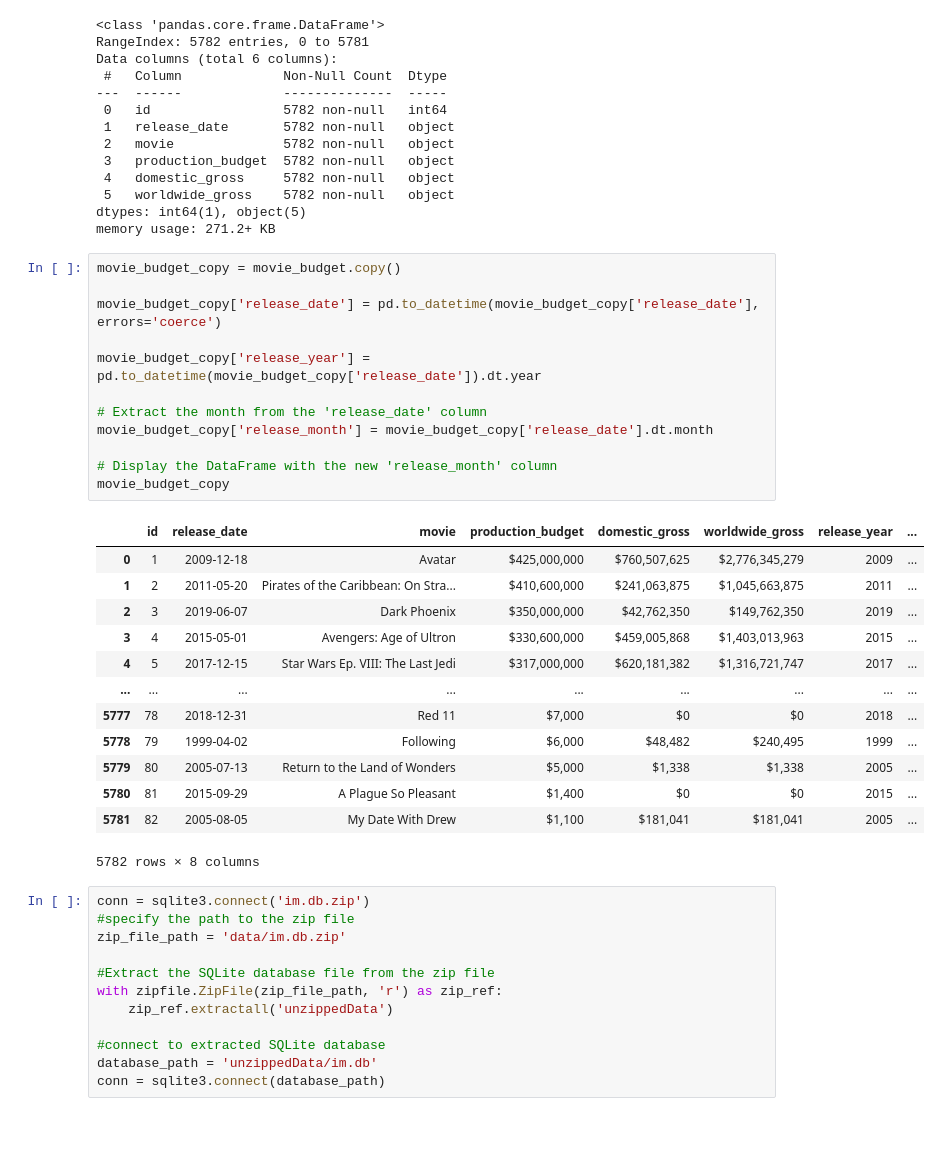
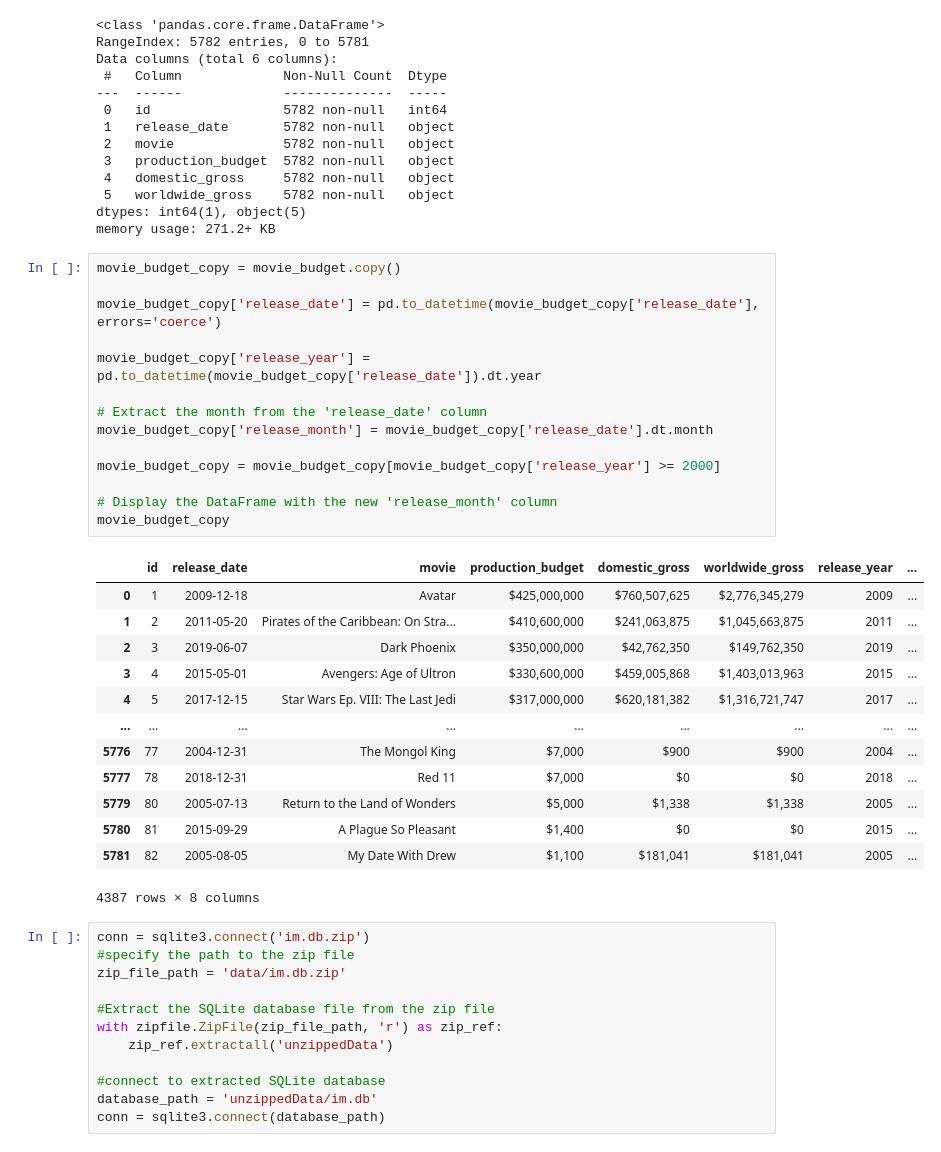
Before and after one commit to GoknurK/Movie_Studio, a Jupyter notebook: exploration copy.ipynb, the cells around one changed output. Drawn from its saved outputs; the diff is of its cells as text.

```diff
--- a/exploration copy.ipynb
+++ b/exploration copy.ipynb
@@ -49,29 +49,31 @@ memory usage: 271.2+ KB
 # %%
 movie_budget_copy = movie_budget.copy()
 
 movie_budget_copy['release_date'] = pd.to_datetime(movie_budget_copy['release_date'], errors='coerce')
 
 movie_budget_copy['release_year'] = pd.to_datetime(movie_budget_copy['release_date']).dt.year
 
 # Extract the month from the 'release_date' column
 movie_budget_copy['release_month'] = movie_budget_copy['release_date'].dt.month
 
+movie_budget_copy = movie_budget_copy[movie_budget_copy['release_year'] >= 2000]
+
 # Display the DataFrame with the new 'release_month' column
 movie_budget_copy
 # %% [output]
 |  | id | release_date | movie | production_budget | domestic_gross | worldwide_gross | release_year | ... |
 | 0 | 1 | 2009-12-18 | Avatar | $425,000,000 | $760,507,625 | $2,776,345,279 | 2009 | ... |
 | 1 | 2 | 2011-05-20 | Pirates of the Caribbean: On Stra... | $410,600,000 | $241,063,875 | $1,045,663,875 | 2011 | ... |
 | 2 | 3 | 2019-06-07 | Dark Phoenix | $350,000,000 | $42,762,350 | $149,762,350 | 2019 | ... |
 | 3 | 4 | 2015-05-01 | Avengers: Age of Ultron | $330,600,000 | $459,005,868 | $1,403,013,963 | 2015 | ... |
 | 4 | 5 | 2017-12-15 | Star Wars Ep. VIII: The Last Jedi | $317,000,000 | $620,181,382 | $1,316,721,747 | 2017 | ... |
 | ... | ... | ... | ... | ... | ... | ... | ... | ... |
+| 5776 | 77 | 2004-12-31 | The Mongol King | $7,000 | $900 | $900 | 2004 | ... |
 | 5777 | 78 | 2018-12-31 | Red 11 | $7,000 | $0 | $0 | 2018 | ... |
-| 5778 | 79 | 1999-04-02 | Following | $6,000 | $48,482 | $240,495 | 1999 | ... |
 | 5779 | 80 | 2005-07-13 | Return to the Land of Wonders | $5,000 | $1,338 | $1,338 | 2005 | ... |
 | 5780 | 81 | 2015-09-29 | A Plague So Pleasant | $1,400 | $0 | $0 | 2015 | ... |
 | 5781 | 82 | 2005-08-05 | My Date With Drew | $1,100 | $181,041 | $181,041 | 2005 | ... |
-5782 rows × 8 columns
+4387 rows × 8 columns
 # %%
 conn = sqlite3.connect('im.db.zip')
 #specify the path to the zip file
```
Also changed, not shown: parts of 7 cells of this notebook.
